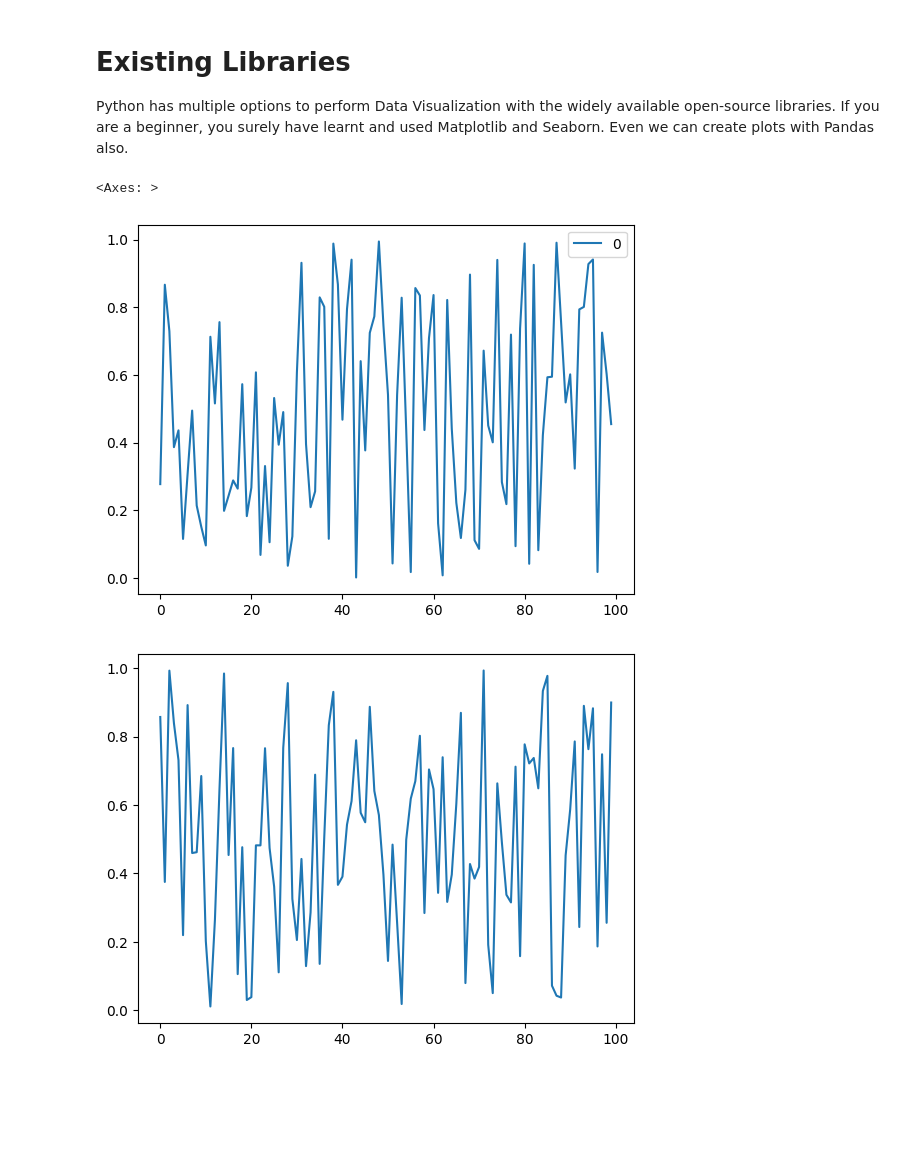
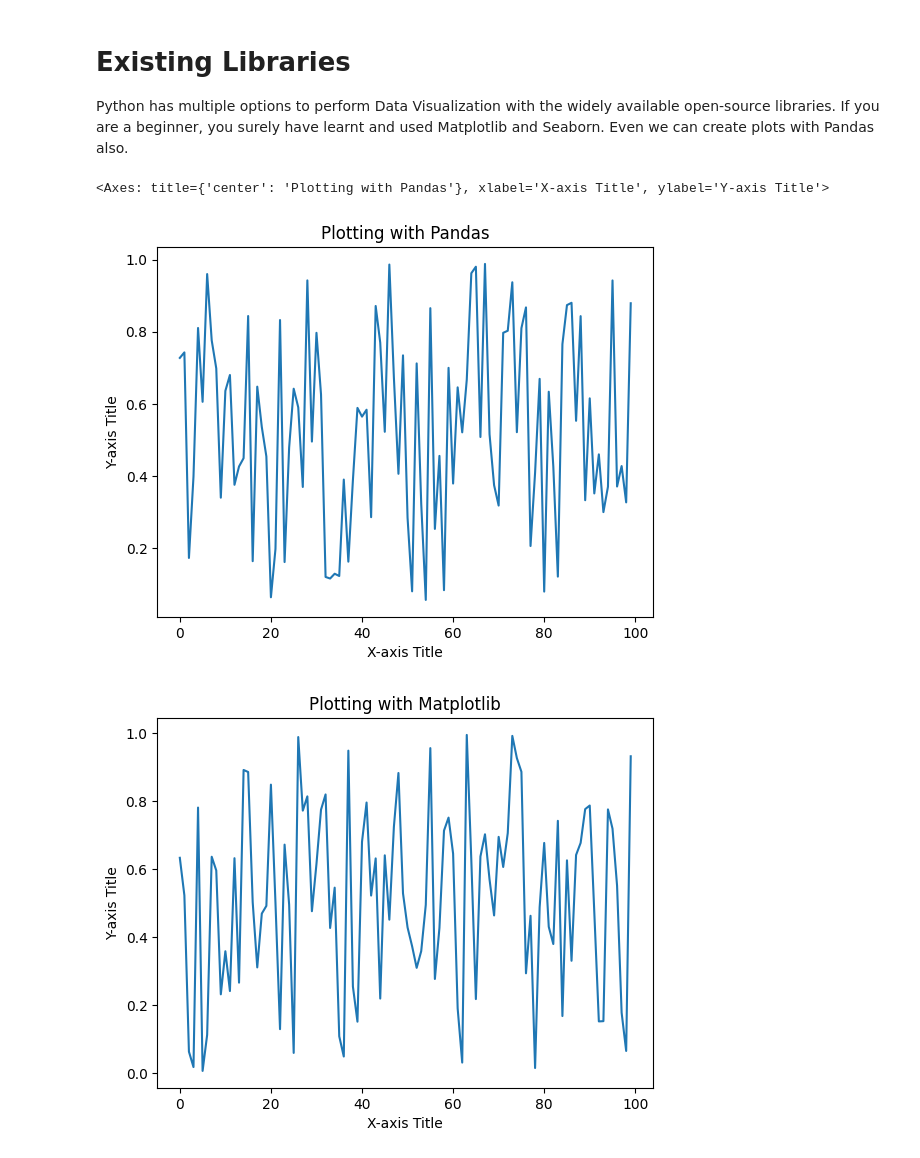
Before and after one commit to Adi-ds/Altair_blog, a Jupyter notebook: blog.ipynb, the cells around one changed output. Saved outputs shown, nothing was run; the diff lists cells and outputs as text; code cells hidden in the pictures; blank space fills up the shorter version.

```diff
--- a/blog.ipynb
+++ b/blog.ipynb
@@ -11,20 +11,32 @@ Python has multiple options to perform Data Visualization with the widely availa
 # %%
 import pandas as pd
 import numpy as np
 
-pd.DataFrame(np.random.rand(100)).plot.line()
+pd.DataFrame(
+    np.random.rand(100),
+    columns=['Generated Rnadom Numbers']
+).plot(
+    kind='line',
+    title='Plotting with Pandas',
+    xlabel='X-axis Title',
+    ylabel='Y-axis Title',
+    legend=False
+)
 # %% [output]
-<Axes: >
+<Axes: title={'center': 'Plotting with Pandas'}, xlabel='X-axis Title', ylabel='Y-axis Title'>
-[figure, old version]
+[figure, new version]
 # %%
 import numpy as np
 import matplotlib.pyplot as plt
 
 y_points = np.random.rand(100)
 plt.plot(y_points)
+plt.title('Plotting with Matplotlib')
+plt.xlabel('X-axis Title')
+plt.ylabel('Y-axis Title')
 plt.show()
 # %% [output]
-[figure, old version]
+[figure, new version]
 # %%
 import numpy as np
 import seaborn as sns
```
Also changed, not shown: parts of 8 cells of this notebook.
